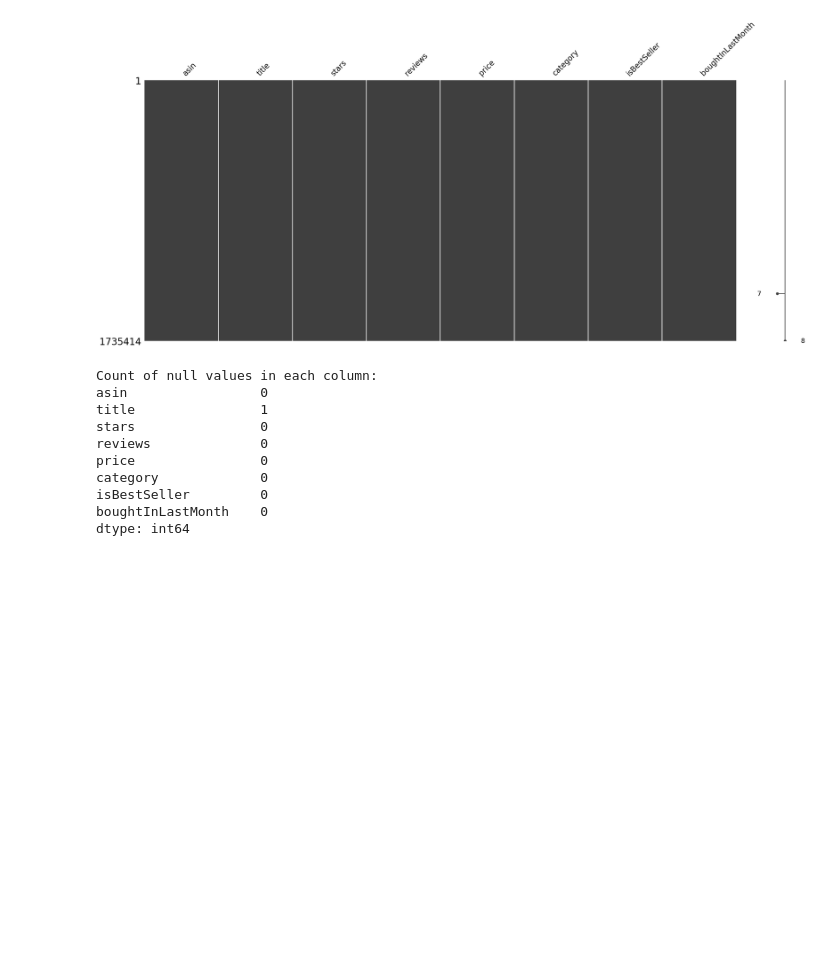
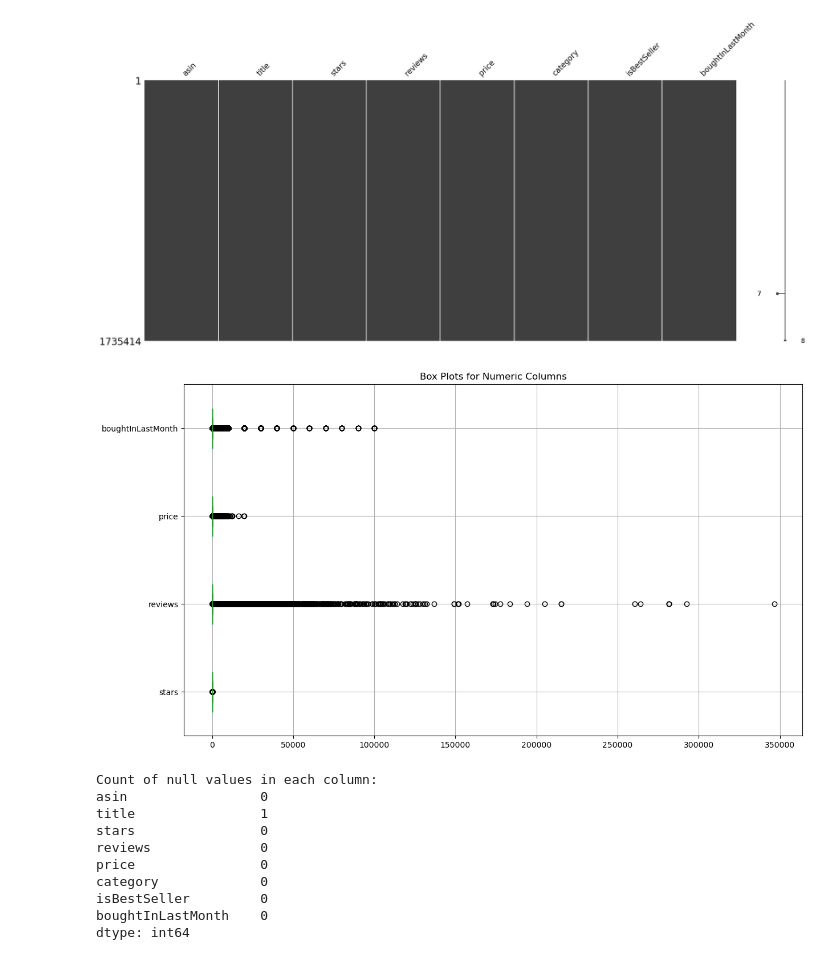
Before and after one commit to Zahra-Barani/Capstone_project_2, a Jupyter notebook: Notebooks/1_pre-processing.ipynb, the cells around one changed output. Drawn from its saved outputs; the diff is of its cells as text; code cells hidden in the pictures; blank space fills up the shorter version.

```diff
--- a/Notebooks/1_pre-processing.ipynb
+++ b/Notebooks/1_pre-processing.ipynb
@@ -48,6 +41,17 @@ msno.matrix(raw_df)
 plt.show()
 # %% [output]
 [figure]
+# %%
+# Finding outliers
+numeric_columns = ['stars', 'reviews', 'price', 'boughtInLastMonth']
+
+
+plt.figure(figsize=(14, 8))
+raw_df[numeric_columns].boxplot(sym='o', vert=False)
+plt.title('Box Plots for Numeric Columns')
+plt.show()
+# %% [output]
+[figure, added]
 # %%
 # Display the count of null values in each column
 null_counts = raw_df.isnull().sum()
```
Also changed, not shown: parts of 13 cells of this notebook.
